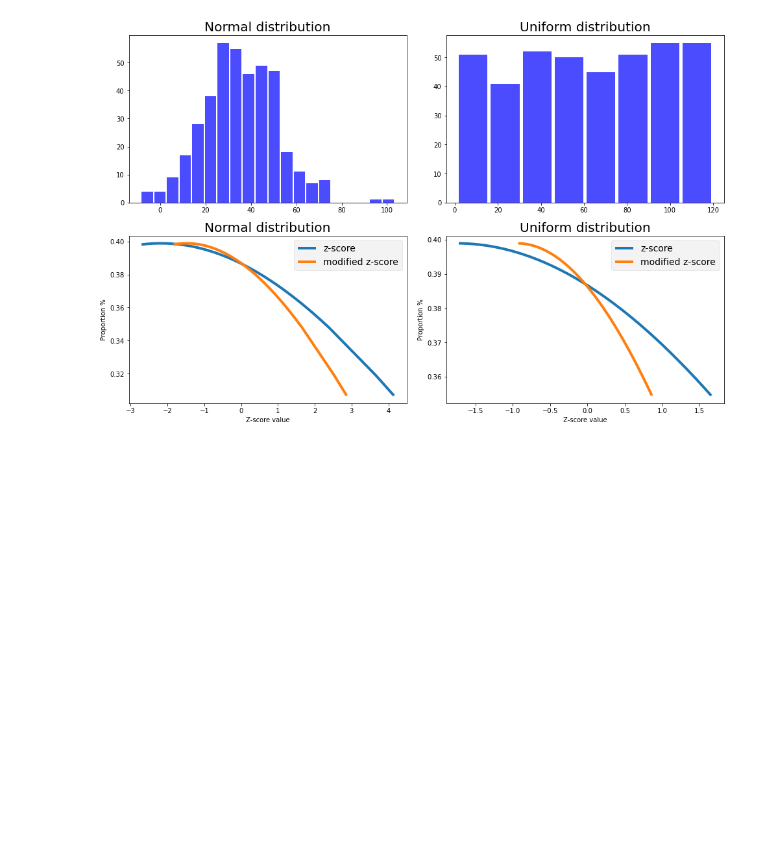
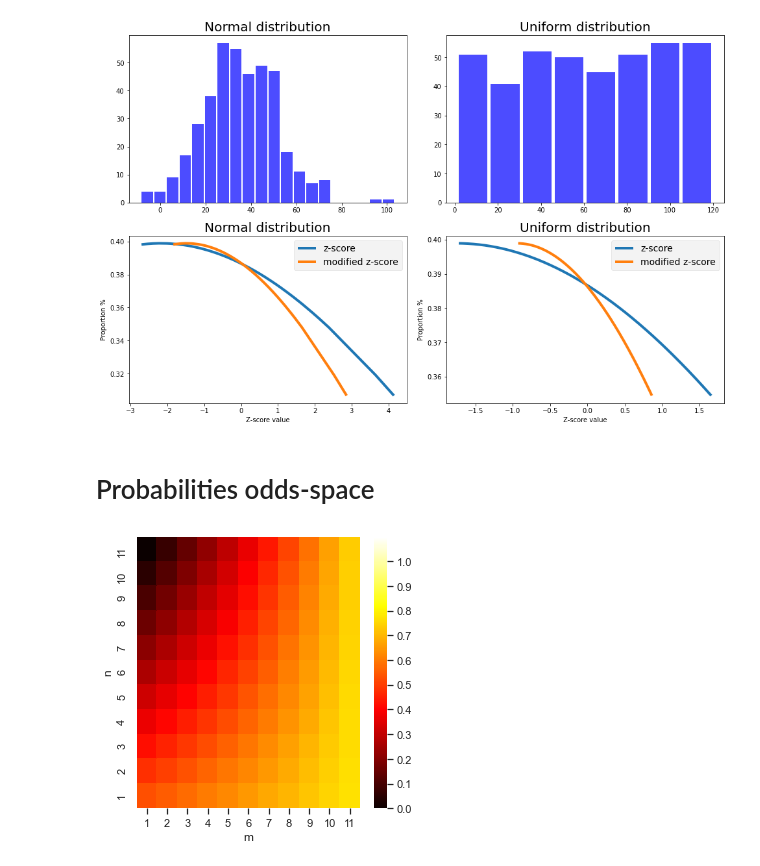
Before and after one commit to aurimas12/unsupervising-learning-task, a Jupyter notebook: notes.ipynb, the cells around one changed output. Saved outputs shown, nothing was run; the diff lists cells and outputs as text; code cells hidden in the pictures; blank space fills up the shorter version.

Commit message:
task: probabilities odds -space complete

```diff
--- a/notes.ipynb
+++ b/notes.ipynb
@@ -312,3 +312,39 @@ ax[1,1].legend()
 plt.show()
 # %% [output]
 [figure]
+# %% [markdown]
+# Probabilities odds-space
+# %%
+sns.set()
+
+# create data
+c=0.053
+c1=0.069
+m1=0
+m2=0.7355
+
+x=[]
+for i in range(11):
+    x.append(np.linspace(m1,m2,11,dtype=float))
+    m1=m1+c
+    m2=m2+c1*c
+
+# plot correlation matrix
+
+
+fig ,ax= plt.subplots(1,1,figsize=(5,5))
+ax = sns.heatmap(x, cbar_kws={'ticks': [0, 0.1, 0.2,0.3,0.4, 0.5,0.6, 0.7, 0.8,0.9, 1]}, vmin=0, vmax=1.1,cmap='hot')
+
+ticks = np.arange(0,11,1)
+ax.set_xticks(ticks+.5)
+ax.set_yticks(ticks+.5)
+ax.set_xticklabels([ 1,2,3,4,5,6,7,8,9,10,11])
+ax.set_yticklabels([ 11,10,9,8,7,6,5,4,3,2,1])
+ax.xaxis.set_ticks_position('bottom')
+ax.grid()
+ax.set_xlabel('m')
+ax.set_ylabel('n')
+
+plt.show()
+# %% [output]
+[figure, added]
```
Also changed, not shown: parts of 3 cells of this notebook, 1 other file.
